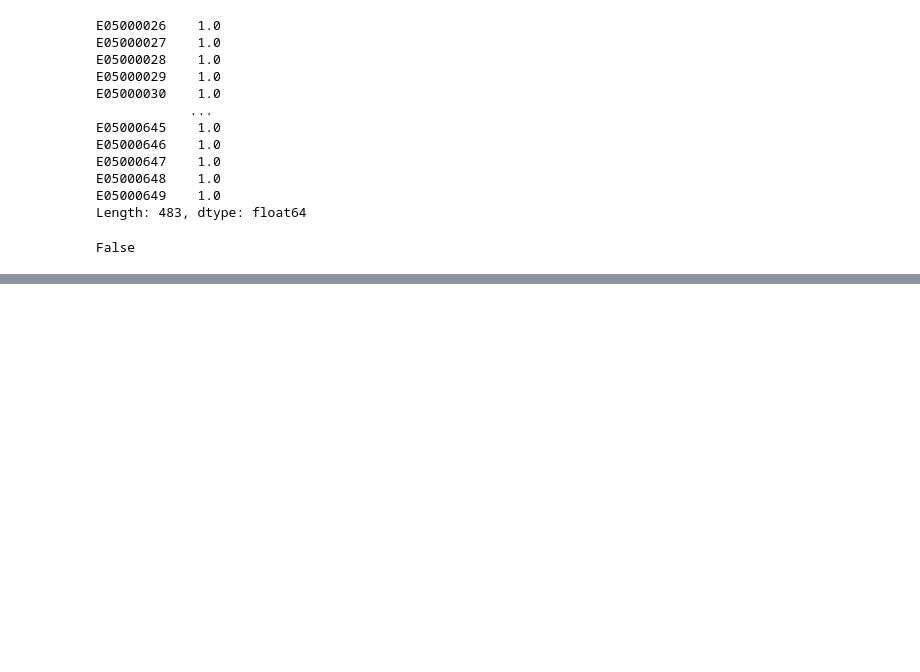
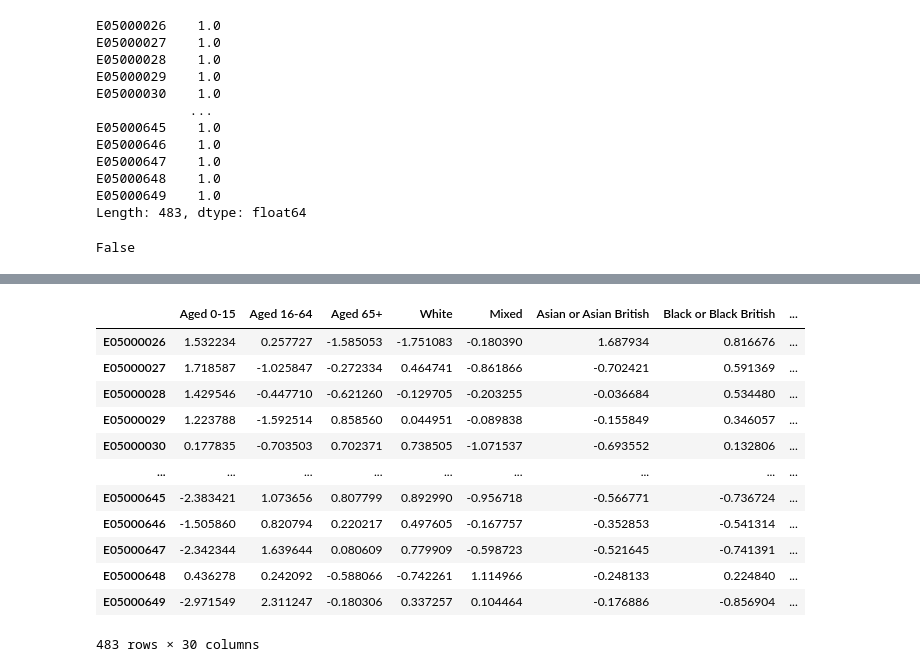
Before and after one commit to DenisPushkin/ADA, a Jupyter notebook: project_extension.ipynb, the cells around one changed output, grey strips where cells are left out. Saved outputs shown, nothing was run; the diff lists cells and outputs as text; code cells hidden in the pictures; blank space fills up the shorter version.

```diff
--- a/project_extension.ipynb
+++ b/project_extension.ipynb
@@ -1479,6 +1501,23 @@ model.add(Dense(5, activation='softmax'))
 model.compile(optimizer='sgd',
               loss=KLDivergence(),
               metrics=['mean_absolute_error'])
+# %%
+y_data = df_ward_atlas[target_cols]
+x_data
+# %% [output]
+|  | Aged 0-15 | Aged 16-64 | Aged 65+ | White | Mixed | Asian or Asian British | Black or Black British | ... |
+| E05000026 | 1.532234 | 0.257727 | -1.585053 | -1.751083 | -0.180390 | 1.687934 | 0.816676 | ... |
+| E05000027 | 1.718587 | -1.025847 | -0.272334 | 0.464741 | -0.861866 | -0.702421 | 0.591369 | ... |
+| E05000028 | 1.429546 | -0.447710 | -0.621260 | -0.129705 | -0.203255 | -0.036684 | 0.534480 | ... |
+| E05000029 | 1.223788 | -1.592514 | 0.858560 | 0.044951 | -0.089838 | -0.155849 | 0.346057 | ... |
+| E05000030 | 0.177835 | -0.703503 | 0.702371 | 0.738505 | -1.071537 | -0.693552 | 0.132806 | ... |
+| ... | ... | ... | ... | ... | ... | ... | ... | ... |
+| E05000645 | -2.383421 | 1.073656 | 0.807799 | 0.892990 | -0.956718 | -0.566771 | -0.736724 | ... |
+| E05000646 | -1.505860 | 0.820794 | 0.220217 | 0.497605 | -0.167757 | -0.352853 | -0.541314 | ... |
+| E05000647 | -2.342344 | 1.639644 | 0.080609 | 0.779909 | -0.598723 | -0.521645 | -0.741391 | ... |
+| E05000648 | 0.436278 | 0.242092 | -0.588066 | -0.742261 | 1.114966 | -0.248133 | 0.224840 | ... |
+| E05000649 | -2.971549 | 2.311247 | -0.180306 | 0.337257 | 0.104464 | -0.176886 | -0.856904 | ... |
+483 rows × 30 columns
 # %%
 x_data = df_ward_atlas[all_features]
 y_data = df_ward_atlas[target_cols]
```
Also changed, not shown: parts of 5 cells of this notebook.
